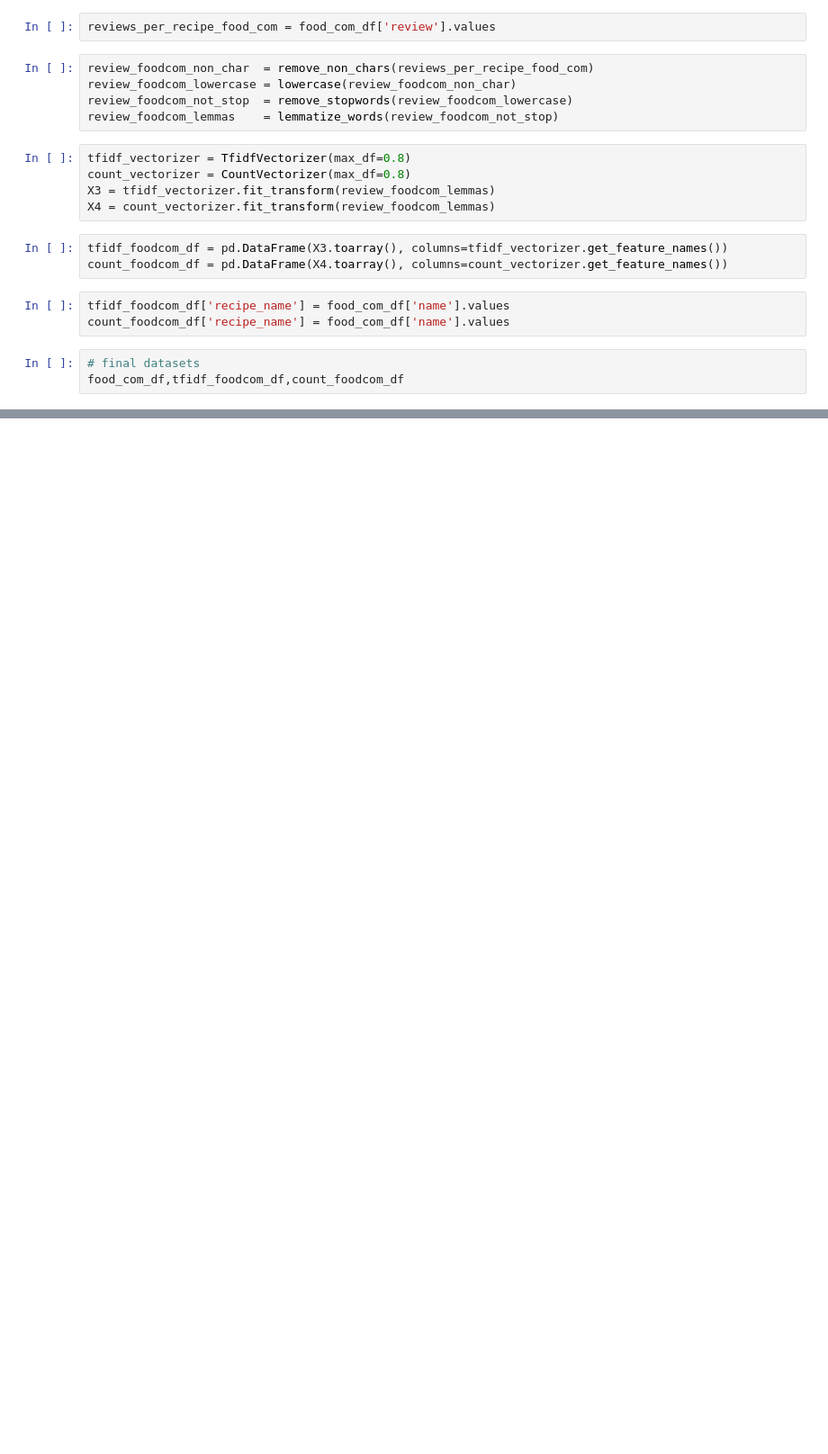
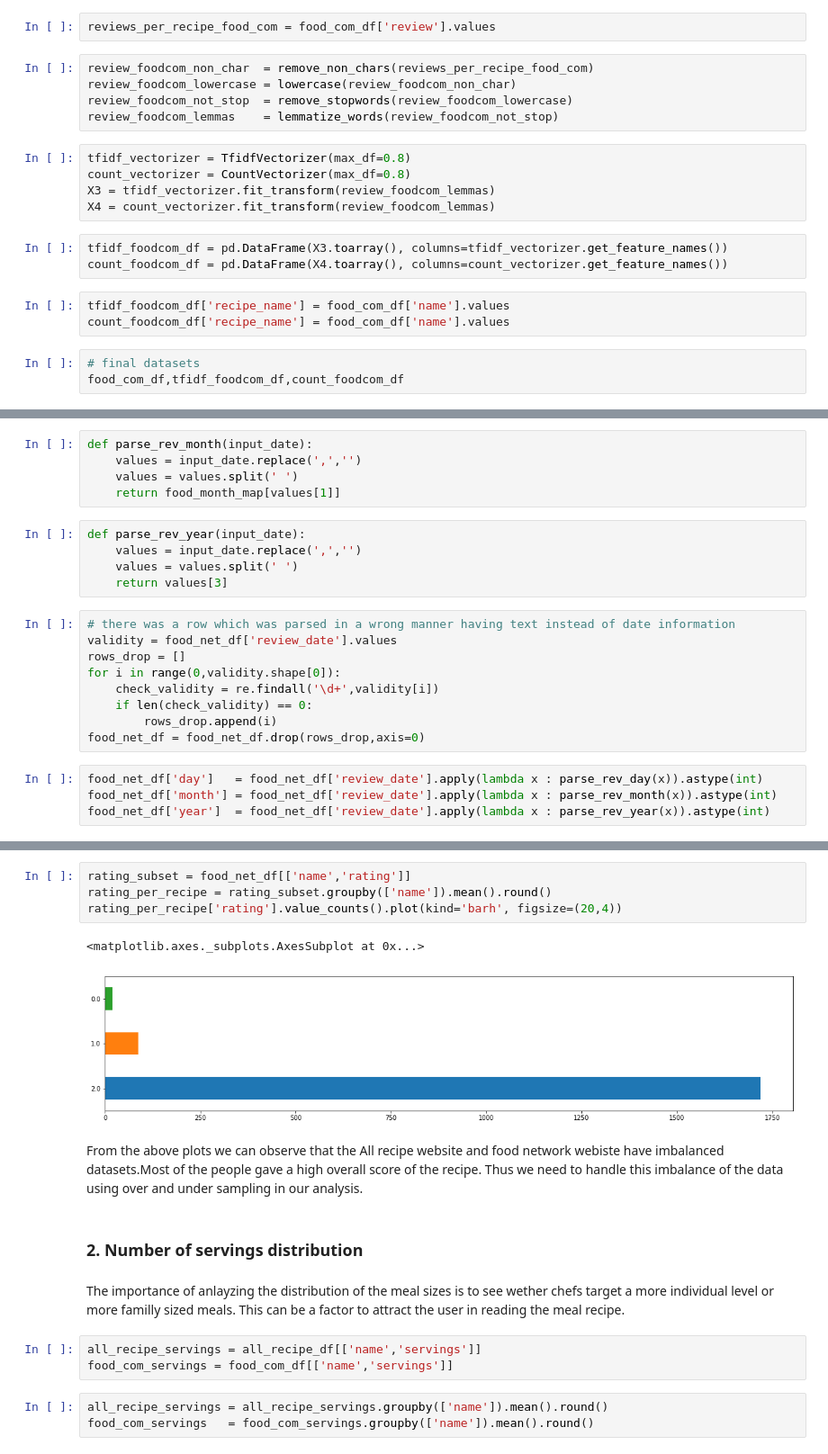
Before and after one commit to leonardoperrone/smart-recipes, a Jupyter notebook: Preprocessing.ipynb, the cells around one changed output, grey strips where cells are left out. Shown: that part at 90% size. Drawn from its saved outputs; the diff is of its cells as text; blank space fills up the shorter version.

Commit message:
added all analysis of some variables

```diff
--- a/Preprocessing.ipynb
+++ b/Preprocessing.ipynb
@@ -426,0 +489,23 @@ food_com_df,tfidf_foodcom_df,count_foodcom_df
+# %%
+def parse_rev_month(input_date):
+    values = input_date.replace(',','')
+    values = values.split(' ')
+    return food_month_map[values[1]]
+# %%
+def parse_rev_year(input_date):
+    values = input_date.replace(',','')
+    values = values.split(' ')
+    return values[3]
+# %%
+# there was a row which was parsed in a wrong manner having text instead of date information
+validity = food_net_df['review_date'].values
+rows_drop = []
+for i in range(0,validity.shape[0]):
+    check_validity = re.findall('\d+',validity[i])
+    if len(check_validity) == 0:
+        rows_drop.append(i)
+food_net_df = food_net_df.drop(rows_drop,axis=0)
+# %%
+food_net_df['day']   = food_net_df['review_date'].apply(lambda x : parse_rev_day(x)).astype(int)
+food_net_df['month'] = food_net_df['review_date'].apply(lambda x : parse_rev_month(x)).astype(int)
+food_net_df['year']  = food_net_df['review_date'].apply(lambda x : parse_rev_year(x)).astype(int)
@@ -426,0 +564,19 @@ food_com_df,tfidf_foodcom_df,count_foodcom_df
+# %%
+rating_subset = food_net_df[['name','rating']]
+rating_per_recipe = rating_subset.groupby(['name']).mean().round()
+rating_per_recipe['rating'].value_counts().plot(kind='barh', figsize=(20,4))
+# %% [output]
+<matplotlib.axes._subplots.AxesSubplot at 0x...>
+[figure, added]
+# %% [markdown]
+From the above plots we can observe that the All recipe website and food network webiste have imbalanced datasets.Most of the people gave a high overall score of the recipe. Thus we need to handle this imbalance of the data using over and under sampling in our analysis.
+# %% [markdown]
+### 2. Number of servings distribution
+# %% [markdown]
+The importance of anlayzing the distribution of the meal sizes is to see wether chefs target a more individual level or more familly sized meals. This can be a factor to attract the user in reading the meal recipe.
+# %%
+all_recipe_servings = all_recipe_df[['name','servings']]
+food_com_servings = food_com_df[['name','servings']]
+# %%
+all_recipe_servings = all_recipe_servings.groupby(['name']).mean().round()
+food_com_servings   = food_com_servings.groupby(['name']).mean().round()
```
Also changed, not shown: parts of 64 cells of this notebook.
